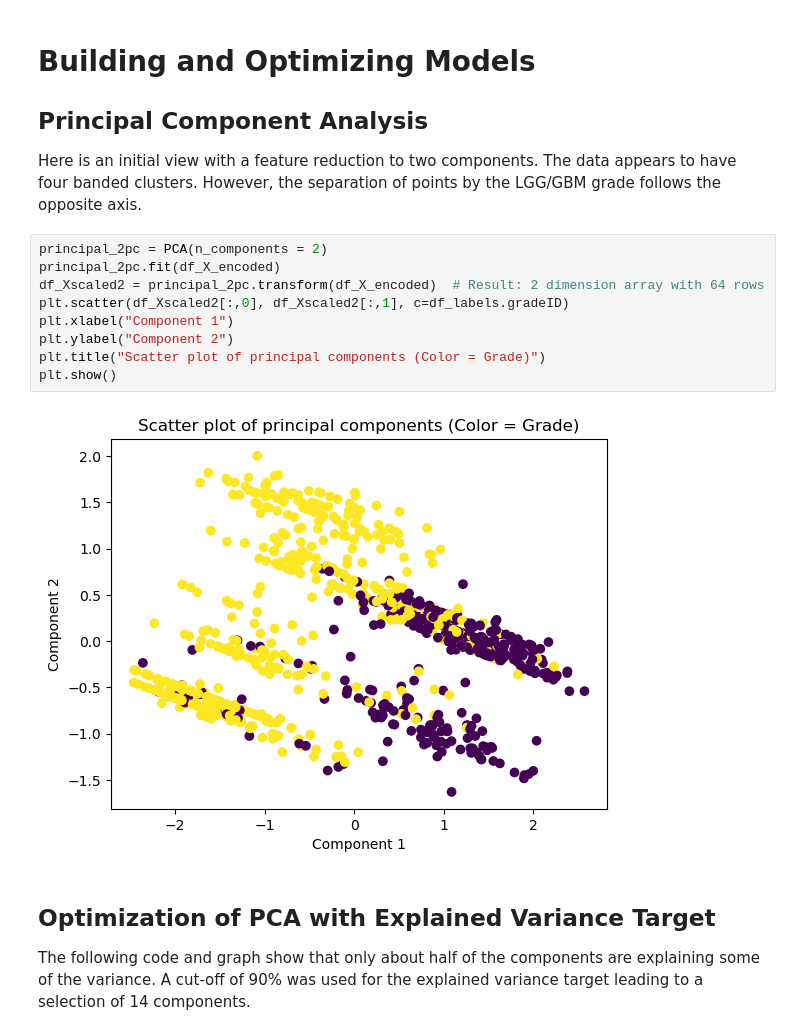
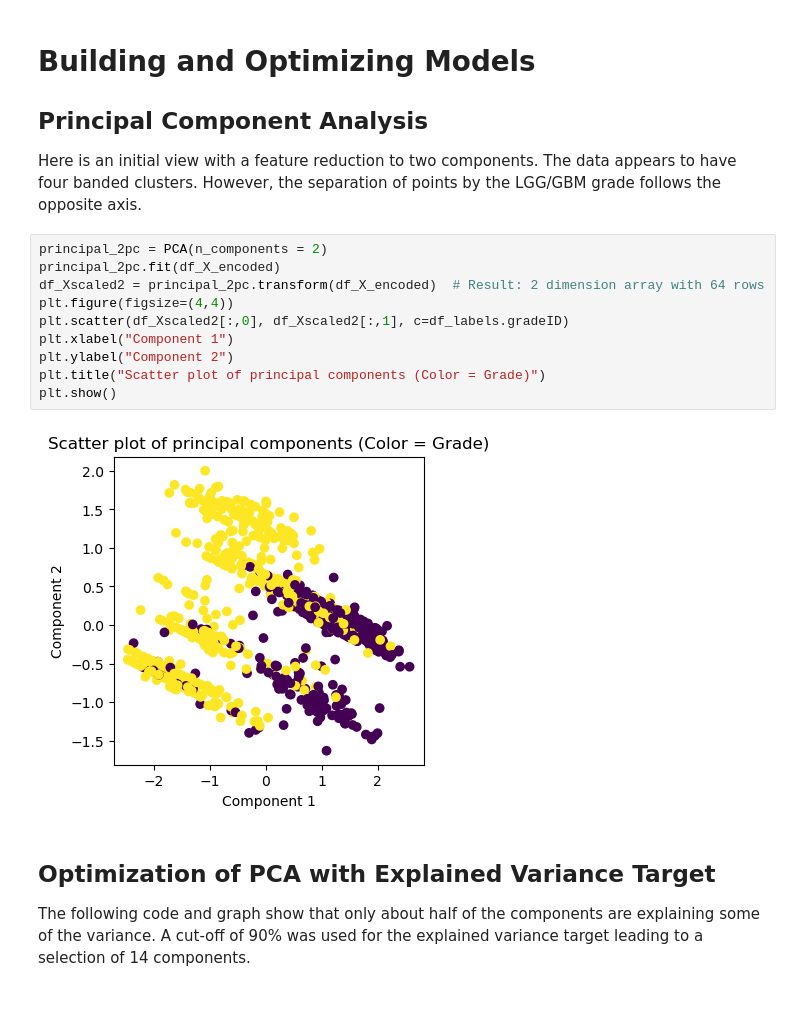
Before and after one commit to ctedrow3/MSDS, a Jupyter notebook: DTSA-5510/DTSA-5510 Final Project Glioma.ipynb, the cells around one changed output. Drawn from its saved outputs; the diff is of its cells as text; blank space fills up the shorter version.

```diff
--- a/DTSA-5510/DTSA-5510 Final Project Glioma.ipynb
+++ b/DTSA-5510/DTSA-5510 Final Project Glioma.ipynb
@@ -191,14 +230,15 @@ Here is an initial view with a feature reduction to two components.  The data ap
 # %%
 principal_2pc = PCA(n_components = 2)
 principal_2pc.fit(df_X_encoded)
 df_Xscaled2 = principal_2pc.transform(df_X_encoded)  # Result: 2 dimension array with 64 rows
+plt.figure(figsize=(4,4))
 plt.scatter(df_Xscaled2[:,0], df_Xscaled2[:,1], c=df_labels.gradeID)
 plt.xlabel("Component 1")
 plt.ylabel("Component 2")
 plt.title("Scatter plot of principal components (Color = Grade)")
 plt.show()
 # %% [output]
-[figure, old version]
+[figure, new version]
 # %% [markdown]
 ## Optimization of PCA with Explained Variance Target
 The following code and graph show that only about half of the components are explaining some of the variance.  A cut-off of 90% was used for the explained variance target leading to a selection of 14 components.
```
Also changed, not shown: parts of 34 cells of this notebook.
